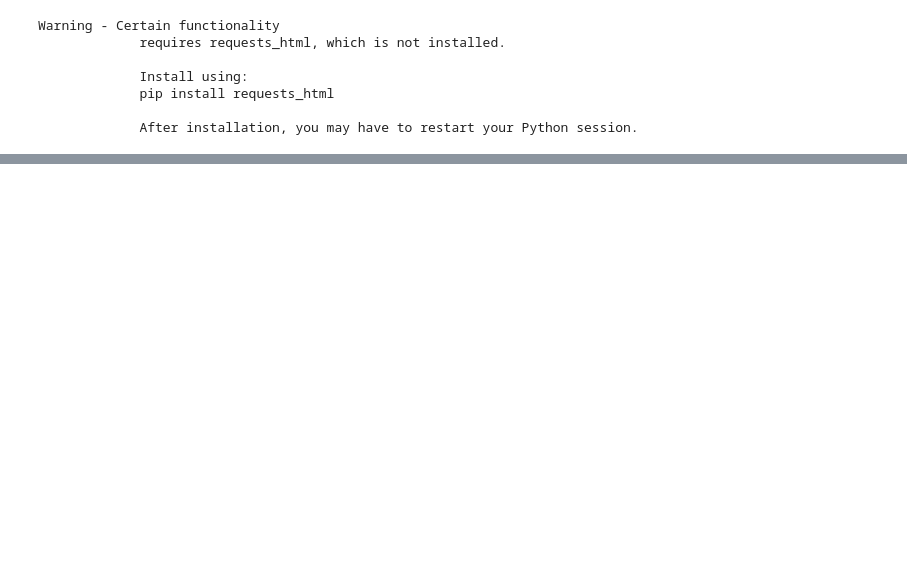
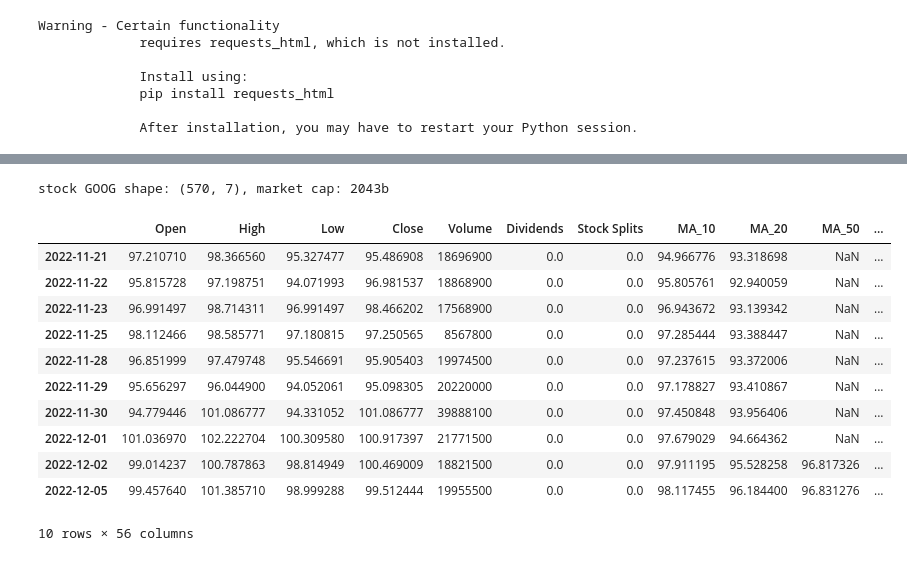
Before and after one commit to junqiangzhou/Quant-Modeling, a Jupyter notebook: visualize.ipynb, the cells around one changed output, grey strips where cells are left out. Saved outputs shown, nothing was run; the diff lists cells and outputs as text; code cells hidden in the pictures; blank space fills up the shorter version.

```diff
--- a/visualize.ipynb
+++ b/visualize.ipynb
@@ -72,0 +111,27 @@ display(df_test.loc[start_date:end_date][columns])
+# %%
+stock = "GOOG"
+start_date = "2023-01-01"
+end_date = "2024-12-31"
+# df = download_data(stock, start_date, end_date)
+
+df = create_dataset_with_labels(stock,
+                                start_date,
+                                end_date,
+                                vis=False)
+# %% [output]
+stock GOOG shape: (570, 7), market cap: 2043b
+# %%
+df.head(10)
+# %% [output]
+|  | Open | High | Low | Close | Volume | Dividends | Stock Splits | MA_10 | MA_20 | MA_50 | ... |
+| 2022-11-21 | 97.210710 | 98.366560 | 95.327477 | 95.486908 | 18696900 | 0.0 | 0.0 | 94.966776 | 93.318698 | NaN | ... |
+| 2022-11-22 | 95.815728 | 97.198751 | 94.071993 | 96.981537 | 18868900 | 0.0 | 0.0 | 95.805761 | 92.940059 | NaN | ... |
+| 2022-11-23 | 96.991497 | 98.714311 | 96.991497 | 98.466202 | 17568900 | 0.0 | 0.0 | 96.943672 | 93.139342 | NaN | ... |
+| 2022-11-25 | 98.112466 | 98.585771 | 97.180815 | 97.250565 | 8567800 | 0.0 | 0.0 | 97.285444 | 93.388447 | NaN | ... |
+| 2022-11-28 | 96.851999 | 97.479748 | 95.546691 | 95.905403 | 19974500 | 0.0 | 0.0 | 97.237615 | 93.372006 | NaN | ... |
+| 2022-11-29 | 95.656297 | 96.044900 | 94.052061 | 95.098305 | 20220000 | 0.0 | 0.0 | 97.178827 | 93.410867 | NaN | ... |
+| 2022-11-30 | 94.779446 | 101.086777 | 94.331052 | 101.086777 | 39888100 | 0.0 | 0.0 | 97.450848 | 93.956406 | NaN | ... |
+| 2022-12-01 | 101.036970 | 102.222704 | 100.309580 | 100.917397 | 21771500 | 0.0 | 0.0 | 97.679029 | 94.664362 | NaN | ... |
+| 2022-12-02 | 99.014237 | 100.787863 | 98.814949 | 100.469009 | 18821500 | 0.0 | 0.0 | 97.911195 | 95.528258 | 96.817326 | ... |
+| 2022-12-05 | 99.457640 | 101.385710 | 98.999288 | 99.512444 | 19955500 | 0.0 | 0.0 | 98.117455 | 96.184400 | 96.831276 | ... |
+10 rows × 56 columns
```
Also changed, not shown: parts of 5 cells of this notebook, 10 other files.
